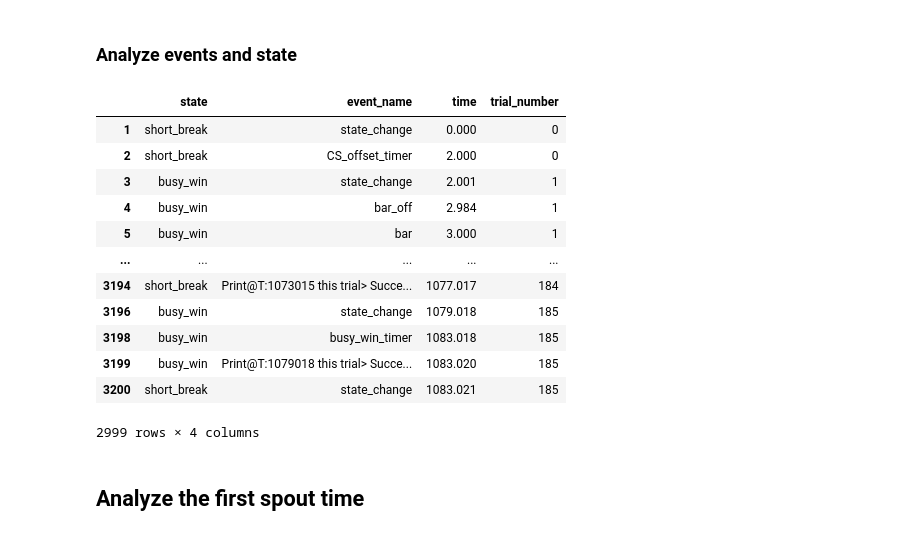
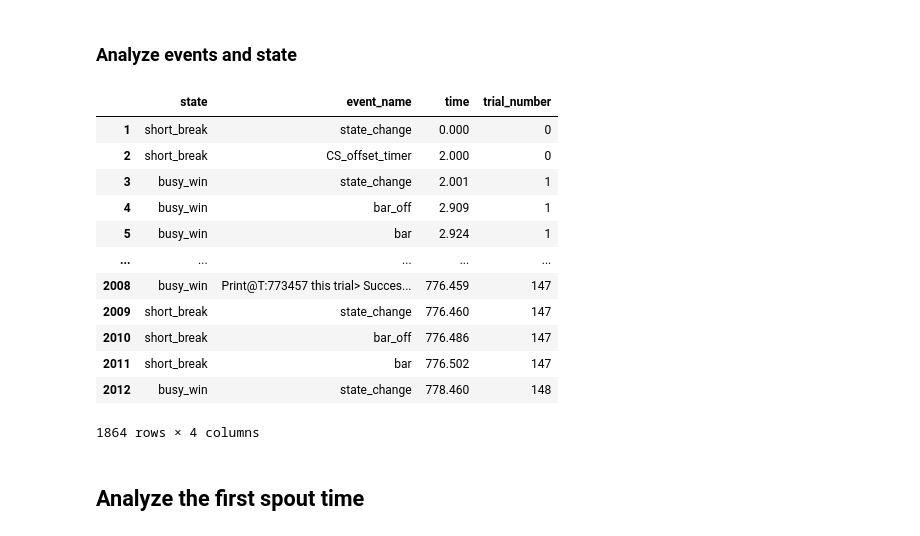
Before and after one commit to juliencarponcy/trialexp, a Jupyter notebook: notebooks/noncanonical/single_session_analsysis/reaching_go_spout_incr_break2_nov22_teris.ipynb, the cells around one changed output. Drawn from its saved outputs; the diff is of its cells as text; code cells hidden in the pictures.

```diff
--- a/notebooks/noncanonical/single_session_analsysis/reaching_go_spout_incr_break2_nov22_teris.ipynb
+++ b/notebooks/noncanonical/single_session_analsysis/reaching_go_spout_incr_break2_nov22_teris.ipynb
@@ -23,11 +24,12 @@ Specify the pycontrol file you want to load
 # %%
 # Only analyze an experimental session
 
-# pycontrol_dir = 'Z:\\Teris\\ASAP\\pycontrol\\reaching_go_spout_nov22\\'
-# filename = 'kms062-2023-02-06-112451.txt'
+pycontrol_dir = 'Z:\\Teris\\ASAP\\pycontrol\\reaching_go_spout_incr_break2_nov22\\'
+filename = 'kms061-2023-02-10-101822'
+smrx_output_dir = 'Z:\\Teris\\ASAP\\pycontrol\\reaching_go_spout_incr_break2_nov22\\processed\\'
 
-pycontrol_dir = 'Z:\\Julien\\Data\\head-fixed\\pycontrol\\reaching_go_spout_incr_break2_nov22\\'
-filename = 'kms058-2023-02-10-113533.txt'
+# pycontrol_dir = 'Z:\\Julien\\Data\\head-fixed\\pycontrol\\reaching_go_spout_incr_break2_nov22\\'
+# filename = 'kms058-2023-02-10-113533'
 # %% [markdown]
 ### Parameters
 # %%
@@ -40,30 +42,30 @@ success = ('busy_win', 'US_delay_timer')
 ### Analyze events and state
 # %%
 #Create experiment object
-exp_cohort = Experiment(pycontrol_dir+filename, update = True) #TODO
+exp_cohort = Experiment(pycontrol_dir+filename+'.txt', update = True) #TODO
 session = exp_cohort.sessions[0]
 
 # Parse event data
 df_events = parse_events(session)
 
 # separate into trials
 df_events = add_trial_number(df_events, trigger)
 df_events.time = df_events.time /1000 # convert time to s
 df_events
 # %% [output]
 |  | state | event_name | time | trial_number |
 | 1 | short_break | state_change | 0.000 | 0 |
 | 2 | short_break | CS_offset_timer | 2.000 | 0 |
 | 3 | busy_win | state_change | 2.001 | 1 |
-| 4 | busy_win | bar_off | 2.984 | 1 |
-| 5 | busy_win | bar | 3.000 | 1 |
+| 4 | busy_win | bar_off | 2.909 | 1 |
+| 5 | busy_win | bar | 2.924 | 1 |
 | ... | ... | ... | ... | ... |
-| 3194 | short_break | Print@T:1073015 this trial> Succe... | 1077.017 | 184 |
-| 3196 | busy_win | state_change | 1079.018 | 185 |
-| 3198 | busy_win | busy_win_timer | 1083.018 | 185 |
-| 3199 | busy_win | Print@T:1079018 this trial> Succe... | 1083.020 | 185 |
-| 3200 | short_break | state_change | 1083.021 | 185 |
+| 2008 | busy_win | Print@T:773457 this trial> Succes... | 776.459 | 147 |
+| 2009 | short_break | state_change | 776.460 | 147 |
+| 2010 | short_break | bar_off | 776.486 | 147 |
+| 2011 | short_break | bar | 776.502 | 147 |
+| 2012 | busy_win | state_change | 778.460 | 148 |
-2999 rows × 4 columns
+1864 rows × 4 columns
 # %% [markdown]
 ## Analyze the first spout time
 # %%
```
Also changed, not shown: parts of 4 cells of this notebook, 2 other files.
